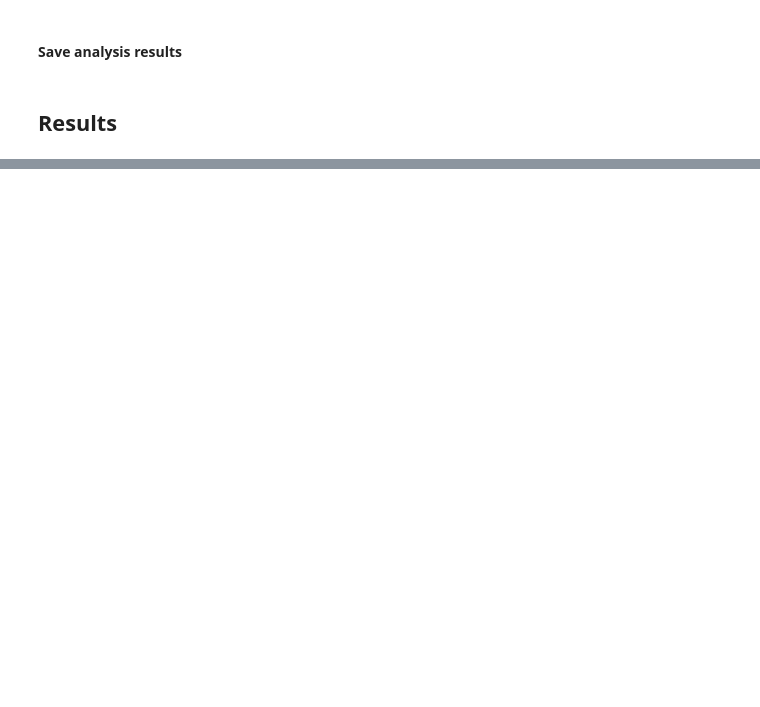
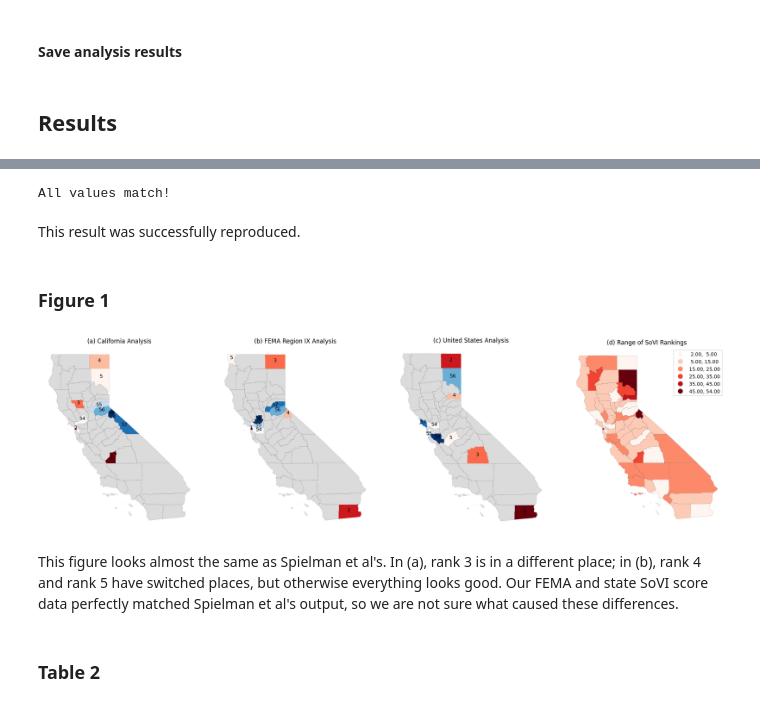
Before and after one commit to HEGSRR/RPl-Spielman-2020, a Jupyter notebook: procedure/code/reproduction/reproduction_report.ipynb, the cells around one changed output, grey strips where cells are left out. Saved outputs shown, nothing was run; the diff lists cells and outputs as text; code cells hidden in the pictures; blank space fills up the shorter version.

```diff
--- a/procedure/code/reproduction/reproduction_report.ipynb
+++ b/procedure/code/reproduction/reproduction_report.ipynb
@@ -1322,0 +1516,8 @@ state_corrs.to_csv( here(path["ddpub"], 'state_fema_us_rank_correlations.csv') )
+# %%
+check_it("state_fema_us_rank_correlations.csv", rounder = 14)
+# %% [output]
+All values match!
+# %% [markdown]
+This result was successfully reproduced.
+# %% [markdown]
+### Figure 1
@@ -1322,0 +1530,72 @@ state_corrs.to_csv( here(path["ddpub"], 'state_fema_us_rank_correlations.csv') )
+# %%
+# Edit counties GEOID to match other datasets
+counties["GEOID"] = "g" + counties["GEOID"]
+
+# Select just the rows and columns needed
+counties_CA = counties.loc[counties["STATE"] == "06"]
+counties_CA = counties_CA[["GEOID", "geometry"]]
+
+# Join all datasets
+counties_CA = counties_CA.merge(USA, on = "GEOID")
+counties_CA = counties_CA.merge(FEMA, on = "GEOID")
+counties_CA = counties_CA.merge(CA, on = "GEOID")
+
+counties_CA['rank_USA'] = counties_CA['sovi_USA'].rank(method='average', ascending=False)
+counties_CA['rank_FEMA'] = counties_CA['sovi_FEMA'].rank(method='average', ascending=False)
+counties_CA['rank_CA'] = counties_CA['sovi_CA'].rank(method='average', ascending=False)
+
+mycolor = ListedColormap('#DBDBDB')
+# %%
+# Create overarching plot
+fig, ax = plt.subplots(1, 4, figsize=(20, 8))
+
+fig.tight_layout()
+
+ax[0].axis('off')
+ax[1].axis('off')
+ax[2].axis('off')
+ax[3].axis('off');
+
+# Create CA rank map
+top5_CA = counties_CA.loc[counties_CA["rank_CA"] < 6]
+bottom5_CA = counties_CA.loc[counties_CA["rank_CA"] > 53]
+ax[0].set_title("(a) California Analysis")
+counties_CA.plot(ax = ax[0], cmap = mycolor, edgecolor = 'black', linewidth = .1)
+top5_CA.plot(ax = ax[0], column = "rank_CA", cmap = "Reds_r")
+top5_CA.apply(lambda x: ax[0].annotate(text=round(x['rank_CA']), xy=x.geometry.centroid.coords[0], ha='center'), axis=1, );
+bottom5_CA.plot(ax = ax[0], column = "rank_CA", cmap = "Blues");
+bottom5_CA.apply(lambda x: ax[0].annotate(text=round(x['rank_CA']), xy=x.geometry.centroid.coords[0], ha='center'), axis=1, );
+
+# Create FEMA rank map
+top5_CA = counties_CA.loc[counties_CA["rank_FEMA"] < 6]
+bottom5_CA = counties_CA.loc[counties_CA["rank_FEMA"] > 53]
+ax[1].set_title("(b) FEMA Region IX Analysis")
+counties_CA.plot(ax = ax[1], cmap = mycolor, edgecolor = 'black', linewidth = .1)
+top5_CA.plot(ax = ax[1], column = "rank_FEMA", cmap = "Reds_r")
+top5_CA.apply(lambda x: ax[1].annotate(text=round(x['rank_FEMA']), xy=x.geometry.centroid.coords[0], ha='center'), axis=1, );
+bottom5_CA.plot(ax = ax[1], column = "rank_FEMA", cmap = "Blues");
+bottom5_CA.apply(lambda x: ax[1].annotate(text=round(x['rank_FEMA']), xy=x.geometry.centroid.coords[0], ha='center'), axis=1, );
+
+# Create USA rank map
+top5_CA = counties_CA.loc[counties_CA["rank_USA"] < 6]
+bottom5_CA = counties_CA.loc[counties_CA["rank_USA"] > 53]
+ax[2].set_title("(c) United States Analysis")
+counties_CA.plot(ax = ax[2], cmap = mycolor, edgecolor = 'black', linewidth = .1)
+top5_CA.plot(ax = ax[2], column = "rank_USA", cmap = "Reds_r")
+top5_CA.apply(lambda x: ax[2].annotate(text=round(x['rank_USA']), xy=x.geometry.centroid.coords[0], ha='center'), axis=1, );
+bottom5_CA.plot(ax = ax[2], column = "rank_USA", cmap = "Blues");
+bottom5_CA.apply(lambda x: ax[2].annotate(text=round(x['rank_USA']), xy=x.geometry.centroid.coords[0], ha='center'), axis=1, );
+
+# Create range rank map
+ax[3].set_title("(d) Range of SoVI Rankings")
+counties_CA["min_rank"] = counties_CA[["rank_USA", "rank_FEMA", "rank_CA"]].min(axis = 1)
+counties_CA["max_rank"] = counties_CA[["rank_USA", "rank_FEMA", "rank_CA"]].max(axis = 1)
+counties_CA["range_rank"] = counties_CA["max_rank"] - counties_CA["min_rank"]
+counties_CA.plot(ax = ax[3], column = "range_rank", cmap = "Reds", edgecolor = 'black', linewidth = .1, scheme="User_Defined",
+         legend=True, classification_kwds=dict(bins=[5,15,25,35,45]));
+# %% [output]
+[figure, added]
+# %% [markdown]
+This figure looks almost the same as Spielman et al's. In (a), rank 3 is in a different place; in (b), rank 4 and rank 5 have switched places, but otherwise everything looks good. Our FEMA and state SoVI score data perfectly matched Spielman et al's output, so we are not sure what caused these differences.
+# %% [markdown]
+### Table 2
```
Also changed, not shown: parts of 53 cells of this notebook, 33 other files.
